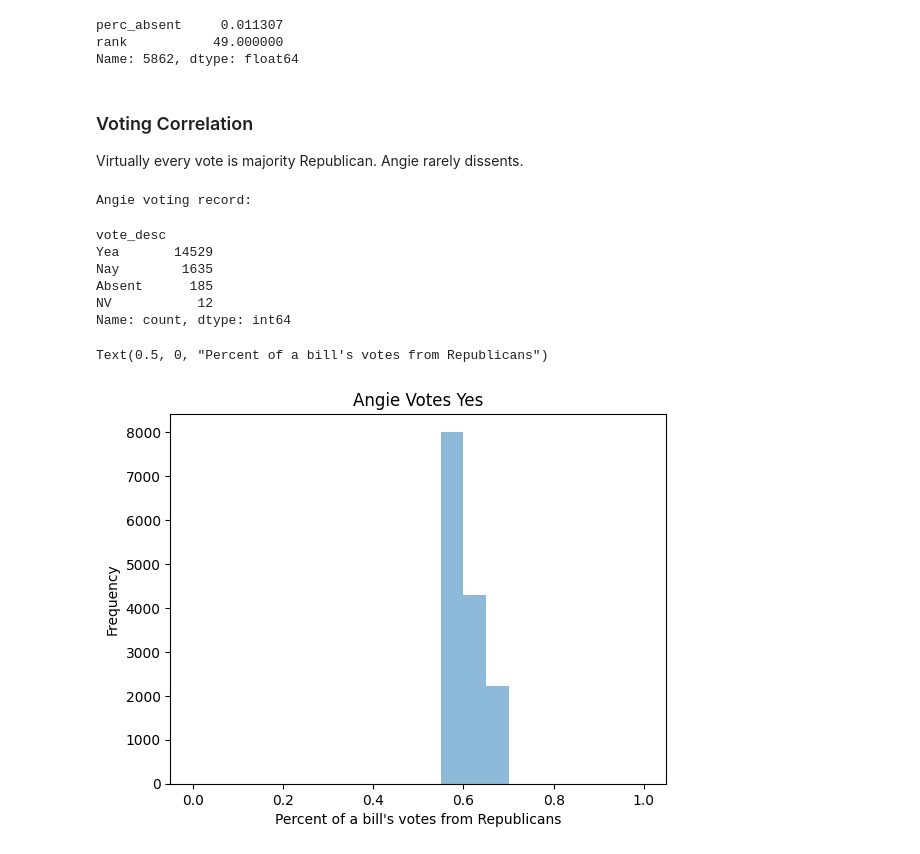
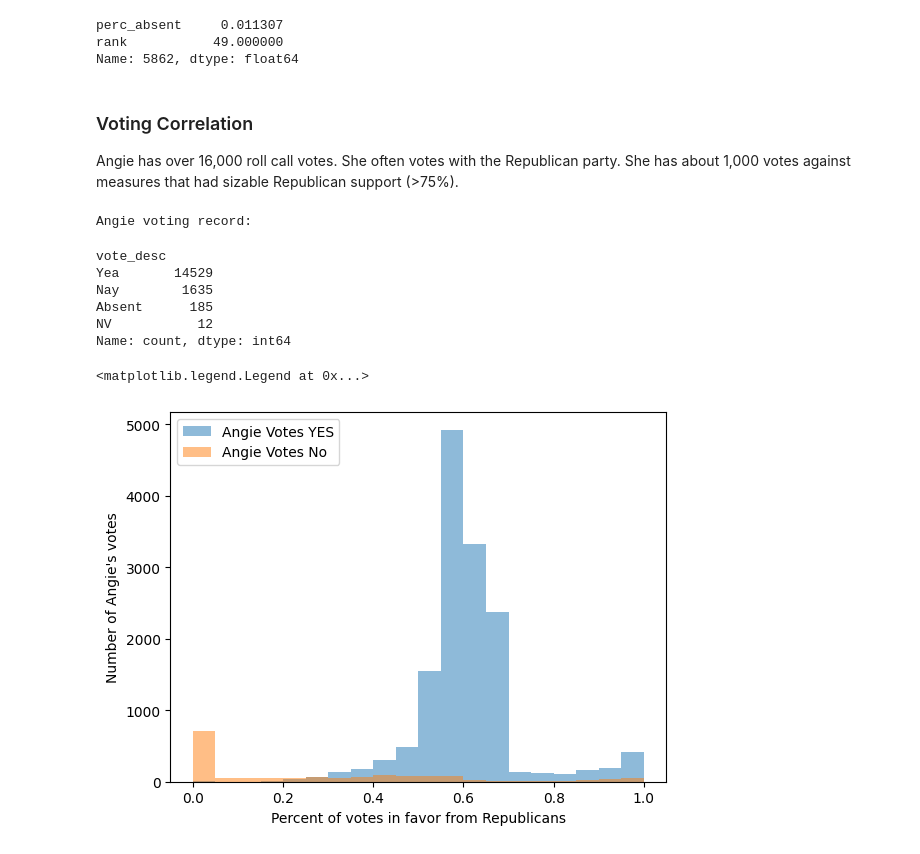
Before and after one commit to tsenanjs/VotingAnalysis, a Jupyter notebook: summary.ipynb, the cells around one changed output. Cells and saved outputs as stored; diff of their text form; code cells hidden in the pictures.

Commit message:
Fix perc_rep calc error

```diff
--- a/summary.ipynb
+++ b/summary.ipynb
@@ -70,18 +70,20 @@ Total: 270
 perc_absent     0.011307
 rank           49.000000
 Name: 5862, dtype: float64
-# %% [markdown]
-### Voting Correlation
-Virtually every vote is majority Republican. Angie rarely dissents.
+# %% [markdown]
+### Voting Correlation
+Angie has over 16,000 roll call votes. She often votes with the Republican party. She has about 1,000 votes against measures that had sizable Republican support (>75%).
 # %%
 grouped = voting_record_df.groupby("roll_call_id")
 
-def percent_rep(group):
-    n = sum(group['party'] == "R")
-    d = len(group)
+def percent_rep_support(group):
+    d = sum(group['vote_desc'] == "Yea")
+    if d == 0:
+        return None
+    n = sum((group['party'] == "R") & (group['vote_desc'] == "Yea"))
     return n/d
 
-rep_votes = grouped.apply(percent_rep)
+rep_votes = grouped.apply(percent_rep_support)
 rep_votes = rep_votes.to_frame().rename(columns={0:"perc_rep"}).sort_values(by='perc_rep', ascending=True)
 # %%
 angie_voting_record = voting_record_df[voting_record_df.people_id == angie_button_id]
@@ -98,9 +100,11 @@ NV           12
 Name: count, dtype: int64
 # %%
 angie_voting_record[angie_voting_record.vote_desc=="Yea"]['perc_rep'].plot.hist(bins=20, alpha=0.5, range=[0, 1])
-plt.title("Angie Votes Yes")
-plt.xlabel("Number of bills")
-plt.xlabel("Percent of a bill's votes from Republicans")
+angie_voting_record[angie_voting_record.vote_desc=="Nay"]['perc_rep'].plot.hist(bins=20, alpha=0.5, range=[0, 1])
+plt.ylabel("Angie's votes vs Republican support")
+plt.ylabel("Number of Angie's votes")
+plt.xlabel("Percent of votes in favor from Republicans")
+plt.legend(["Angie Votes YES", "Angie Votes No"], loc="upper left")
 # %% [output]
-Text(0.5, 0, "Percent of a bill's votes from Republicans")
+<matplotlib.legend.Legend at 0x...>
-[figure, old version]
+[figure, new version]
```
Also changed, not shown: parts of 2 cells of this notebook.
